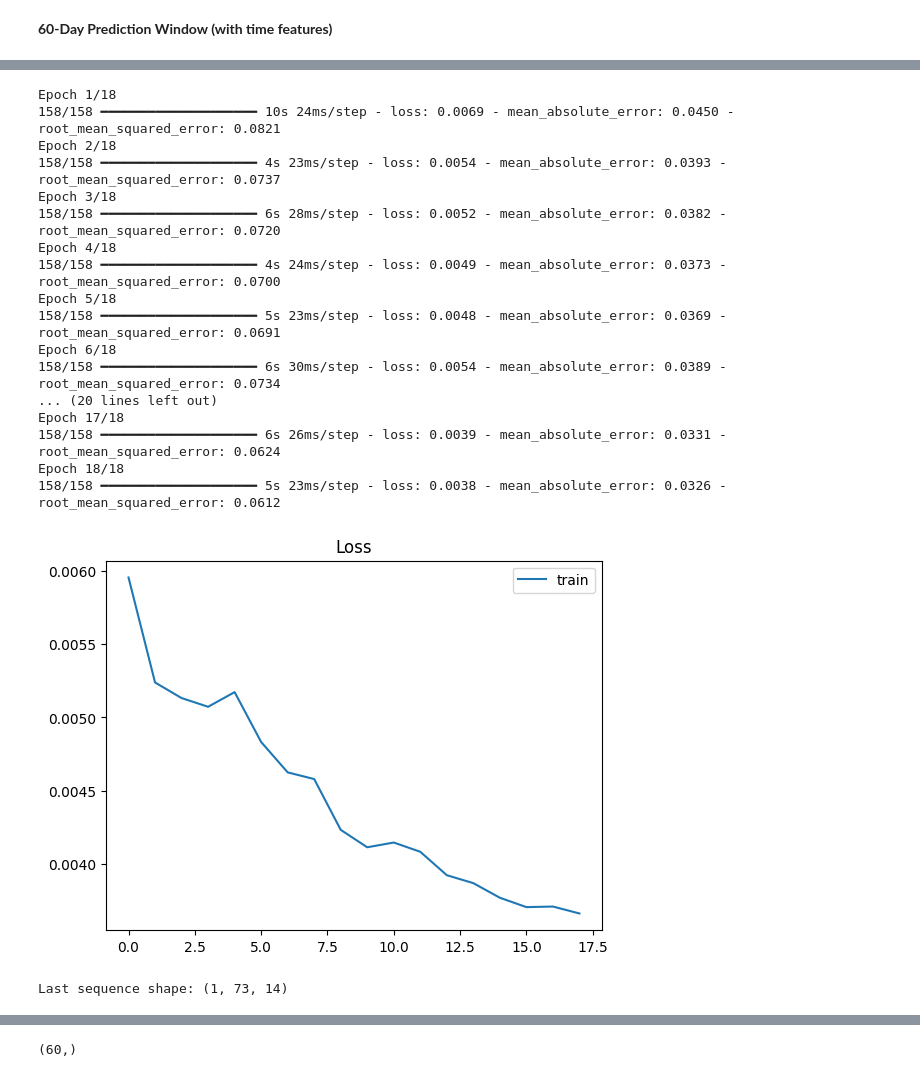
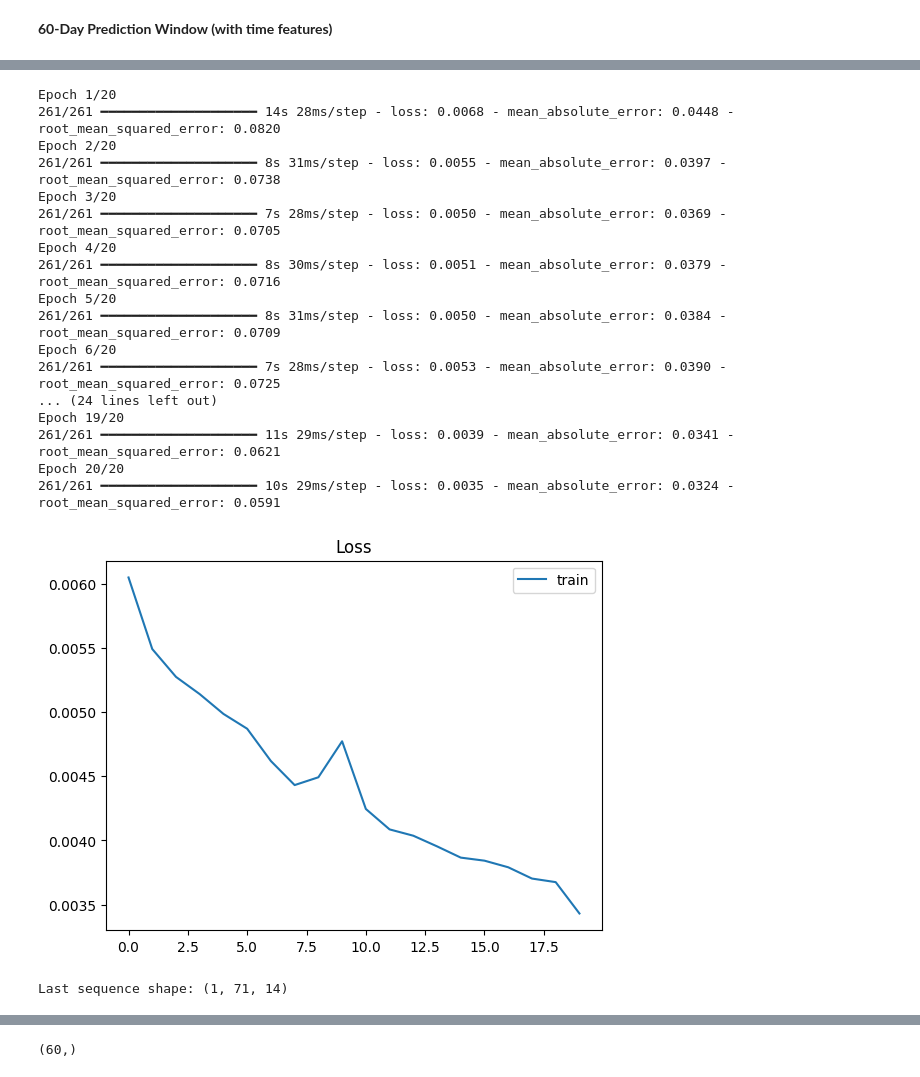
Before and after one commit to amit24af/SHAPforTSprediction, a Jupyter notebook: experiment_LSTM.ipynb, the cells around one changed output, grey strips where cells are left out. Cells and saved outputs as stored; diff of their text form; code cells hidden in the pictures.

```diff
--- a/experiment_LSTM.ipynb
+++ b/experiment_LSTM.ipynb
@@ -1187,3 +1076,3 @@ Y_train_ws_week_dt shape: (1785, 7)
 # %%
-params_mv['horizon']=7
+#params_mv['horizon']=7
 # %%
@@ -1322,16 +1131,16 @@ plot_boxplot(prediction_ws_week_dt['Bjelave_PM10'], df_test_data_combined_ws_wee
 # %% [markdown]
 **15-Day Prediction Window (with time features)**
 # %%
-params_mv['horizon'] =15
-horizon = params_mv['horizon']
+#params_mv['horizon'] =15
+#horizon = params_mv['horizon']
 #look_back=horizon + int(params_mv['horizon']/3 + 1)
-look_back=horizon + int(params_mv['horizon']/5 + 1)
-num_features = train_data_combined_ws_fifteen_scaled_dt.shape[1]
-X_train_ws_fifteen_dt, Y_train_ws_fifteen_dt = create_training_dataset(
-    train_data_combined_ws_fifteen_scaled_dt,
-    index_of_target_feature,
-    look_back=look_back,
-    horizon=horizon
-)
-print(f"X_train_ws_fifteen_dt shape: {X_train_ws_fifteen_dt.shape}")
-print(f"Y_train_ws_fifteen_dt shape: {Y_train_ws_fifteen_dt.shape}")
+#look_back=horizon + int(params_mv['horizon']/5 + 1)
+#num_features = train_data_combined_ws_fifteen_scaled_dt.shape[1]
+#X_train_ws_fifteen_dt, Y_train_ws_fifteen_dt = create_training_dataset(
+  #  train_data_combined_ws_fifteen_scaled_dt,
+  #  index_of_target_feature,
+  #  look_back=look_back,
+  #  horizon=horizon
+#)
+#print(f"X_train_ws_fifteen_dt shape: {X_train_ws_fifteen_dt.shape}")
+#print(f"Y_train_ws_fifteen_dt shape: {Y_train_ws_fifteen_dt.shape}")
@@ -1341,3 +1147,3 @@ Y_train_ws_fifteen_dt shape: (1747, 15)
 # %%
-params_mv['horizon'] = 15
+#params_mv['horizon'] = 15
 # %%
@@ -1611,15 +1351,15 @@ plot_boxplot(prediction_ws_thirty_dt['Bjelave_PM10'], df_test_data_combined_ws_t
 # %%
 params_mv['horizon'] = 60
 horizon = params_mv['horizon']
-look_back=horizon + int(params_mv['horizon']/5 + 1)
+look_back=horizon + int(params_mv['horizon']/6 + 1)
 #look_back=horizon
 num_features = train_data_combined_ws_sixty_scaled_dt.shape[1]
-X_train_dt, Y_train_dt = create_training_dataset(
+X_train_ws_sixty_dt, Y_train_ws_sixty_dt = create_training_dataset(
     train_data_combined_ws_sixty_scaled_dt,
     index_of_target_feature,
     look_back=look_back,
     horizon=params_mv['horizon']
 )
-print(f"X_train shape: {X_train_dt.shape}")
-print(f"Y_train shape: {Y_train_dt.shape}")
+print(f"X_train shape: {X_train_ws_sixty_dt.shape}")
+print(f"Y_train shape: {Y_train_ws_sixty_dt.shape}")
 # %% [output]
@@ -1658,31 +1396,31 @@ Model: "sequential_41"
  Non-trainable params: 0 (0.00 B)
 # %%
-history_sixty_multivariate_dt = train_multivariate_model(model_sixty_multivariate_dt, X_train_dt, Y_train_dt)
+history_sixty_multivariate_dt = train_multivariate_model(model_sixty_multivariate_dt, X_train_ws_sixty_dt, Y_train_ws_sixty_dt)
 plot_loss(history_sixty_multivariate_dt)
 # %% [output]
-Epoch 1/18
-158/158 ━━━━━━━━━━━━━━━━━━━━ 10s 24ms/step - loss: 0.0069 - mean_absolute_error: 0.0450 - root_mean_squared_error: 0.0821
-Epoch 2/18
-158/158 ━━━━━━━━━━━━━━━━━━━━ 4s 23ms/step - loss: 0.0054 - mean_absolute_error: 0.0393 - root_mean_squared_error: 0.0737
-Epoch 3/18
-158/158 ━━━━━━━━━━━━━━━━━━━━ 6s 28ms/step - loss: 0.0052 - mean_absolute_error: 0.0382 - root_mean_squared_error: 0.0720
-Epoch 4/18
-158/158 ━━━━━━━━━━━━━━━━━━━━ 4s 24ms/step - loss: 0.0049 - mean_absolute_error: 0.0373 - root_mean_squared_error: 0.0700
-Epoch 5/18
-158/158 ━━━━━━━━━━━━━━━━━━━━ 5s 23ms/step - loss: 0.0048 - mean_absolute_error: 0.0369 - root_mean_squared_error: 0.0691
-Epoch 6/18
-158/158 ━━━━━━━━━━━━━━━━━━━━ 6s 30ms/step - loss: 0.0054 - mean_absolute_error: 0.0389 - root_mean_squared_error: 0.0734
-... (20 lines left out)
-Epoch 17/18
-158/158 ━━━━━━━━━━━━━━━━━━━━ 6s 26ms/step - loss: 0.0039 - mean_absolute_error: 0.0331 - root_mean_squared_error: 0.0624
-Epoch 18/18
-158/158 ━━━━━━━━━━━━━━━━━━━━ 5s 23ms/step - loss: 0.0038 - mean_absolute_error: 0.0326 - root_mean_squared_error: 0.0612
+Epoch 1/20
+261/261 ━━━━━━━━━━━━━━━━━━━━ 14s 28ms/step - loss: 0.0068 - mean_absolute_error: 0.0448 - root_mean_squared_error: 0.0820
+Epoch 2/20
+261/261 ━━━━━━━━━━━━━━━━━━━━ 8s 31ms/step - loss: 0.0055 - mean_absolute_error: 0.0397 - root_mean_squared_error: 0.0738
+Epoch 3/20
+261/261 ━━━━━━━━━━━━━━━━━━━━ 7s 28ms/step - loss: 0.0050 - mean_absolute_error: 0.0369 - root_mean_squared_error: 0.0705
+Epoch 4/20
+261/261 ━━━━━━━━━━━━━━━━━━━━ 8s 30ms/step - loss: 0.0051 - mean_absolute_error: 0.0379 - root_mean_squared_error: 0.0716
+Epoch 5/20
+261/261 ━━━━━━━━━━━━━━━━━━━━ 8s 31ms/step - loss: 0.0050 - mean_absolute_error: 0.0384 - root_mean_squared_error: 0.0709
+Epoch 6/20
+261/261 ━━━━━━━━━━━━━━━━━━━━ 7s 28ms/step - loss: 0.0053 - mean_absolute_error: 0.0390 - root_mean_squared_error: 0.0725
+... (24 lines left out)
+Epoch 19/20
+261/261 ━━━━━━━━━━━━━━━━━━━━ 11s 29ms/step - loss: 0.0039 - mean_absolute_error: 0.0341 - root_mean_squared_error: 0.0621
+Epoch 20/20
+261/261 ━━━━━━━━━━━━━━━━━━━━ 10s 29ms/step - loss: 0.0035 - mean_absolute_error: 0.0324 - root_mean_squared_error: 0.0591
-[figure, old version]
+[figure, new version]
 # %%
-last_sequence_dt = train_data_combined_ws_sixty_scaled_dt[-look_back:].reshape(1, look_back, num_features)
+last_sequence_dt = test_data_combined_ws_sixty_scaled_dt[:look_back].reshape(1, look_back, num_features)
 print(f"Last sequence shape: {last_sequence_dt.shape}")
 # %% [output]
-Last sequence shape: (1, 73, 14)
+Last sequence shape: (1, 71, 14)
 # %%
 prediction_ws_sixty_dt = model_sixty_multivariate_dt.predict(last_sequence_dt, verbose=0)
 print(f"Raw prediction shape: {prediction_ws_sixty_dt.shape}")
```
Also changed, not shown: parts of 90 cells of this notebook.
